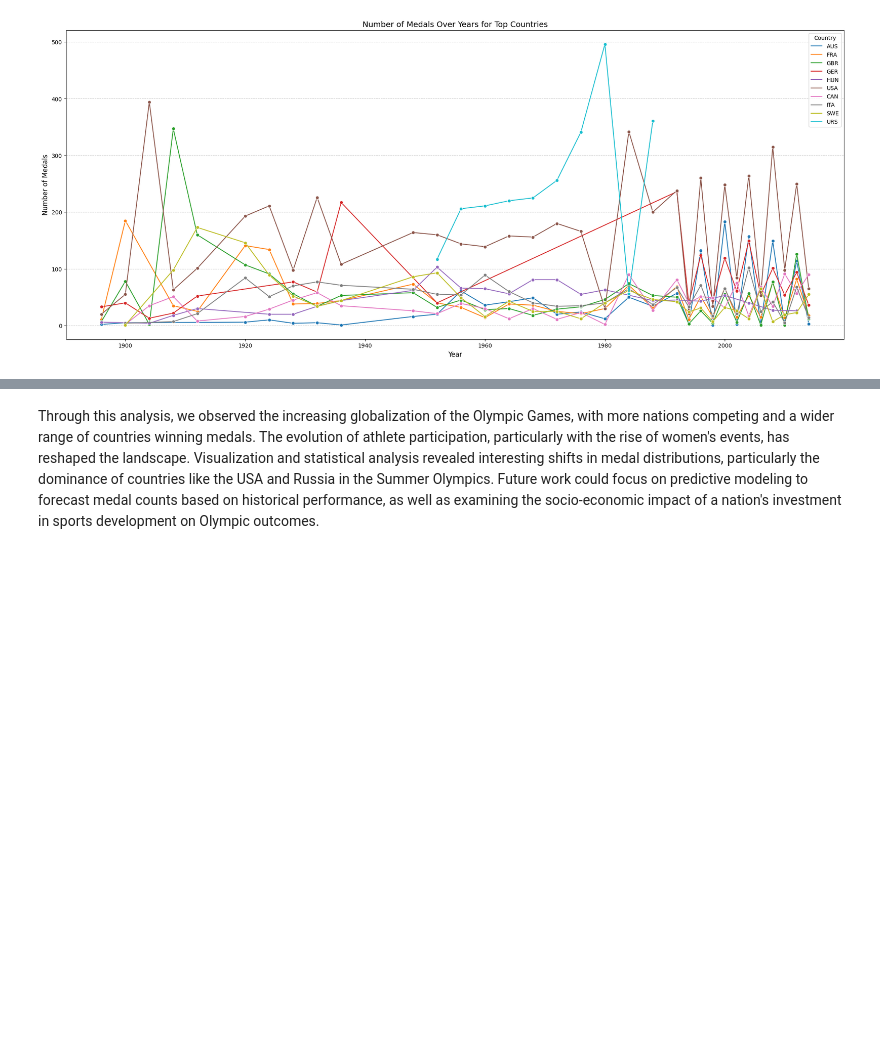
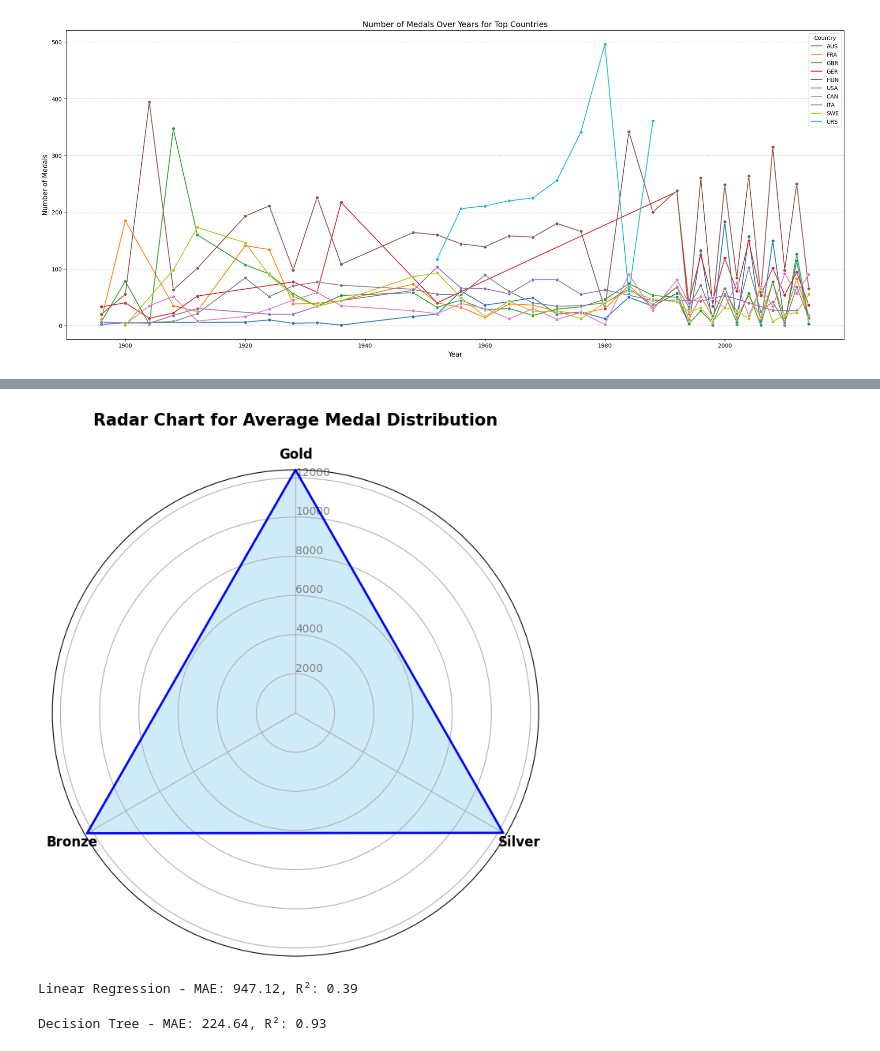
Before and after one commit to mohamedmahmoud26/Analysis-Netflix, a Jupyter notebook: olympic-analysis.ipynb, the cells around one changed output, grey strips where cells are left out. Cells and saved outputs as stored; diff of their text form; code cells hidden in the pictures; blank space fills up the shorter version.

```diff
--- a/olympic-analysis.ipynb
+++ b/olympic-analysis.ipynb
@@ -1067,3 +1088,14 @@ plt.grid(axis='y', linestyle='--', alpha=0.7)
 plt.show()
 # %% [output]
 [figure]
+# %%
+import pandas as pd
+
+# احسب عدد الميداليات لكل دولة ولكل نوع ميدالية
+medals_count = pd.crosstab(df_olympic['Country'], df_olympic['Medal'])
+
+# دمج العدود مع الداتا الأصلية حسب 'Country'
+df_olympic = df_olympic.merge(medals_count, how='left', left_on='Country', right_index=True)
+
+# الأعمدة الجديدة هتكون: 'Gold', 'Silver', 'Bronze'
+print(df_olympic[['Country', 'Gold', 'Silver', 'Bronze']].head())
@@ -1110,2 +1147,27 @@ plt.savefig('my_figure.png')  # ممكن تختار png / jpg / pdf / svg
-# %% [markdown]
-Through this analysis, we observed the increasing globalization of the Olympic Games, with more nations competing and a wider range of countries winning medals. The evolution of athlete participation, particularly with the rise of women's events, has reshaped the landscape. Visualization and statistical analysis revealed interesting shifts in medal distributions, particularly the dominance of countries like the USA and Russia in the Summer Olympics. Future work could focus on predictive modeling to forecast medal counts based on historical performance, as well as examining the socio-economic impact of a nation's investment in sports development on Olympic outcomes.
+# %%
+medal_means = df_olympic.groupby('Medal').size()
+
+labels = ['Gold', 'Silver', 'Bronze']
+values = [medal_means.get(medal, 0) for medal in labels]
+
+num_vars = len(labels)
+angles = np.linspace(0, 2 * np.pi, num_vars, endpoint=False).tolist()
+angles += angles[:1]
+
+values += values[:1]
+
+fig, ax = plt.subplots(figsize=(8, 8), subplot_kw=dict(polar=True))
+ax.fill(angles, values, color='skyblue', alpha=0.4)
+ax.plot(angles, values, color='blue', linewidth=2)
+
+ax.set_theta_offset(pi / 2)
+ax.set_theta_direction(-1)
+ax.set_rlabel_position(0)
+
+plt.xticks(angles[:-1], labels, fontsize=12, fontweight='bold')
+plt.yticks(color='grey', size=10)
+plt.title('Radar Chart for Average Medal Distribution', size=15, fontweight='bold', pad=20)
+
+plt.show()
+# %% [output]
+[figure, added]
@@ -1111,0 +1192,35 @@ Through this analysis, we observed the increasing globalization of the Olympic G
+# %%
+from sklearn.linear_model import LinearRegression
+from sklearn.metrics import mean_absolute_error, r2_score
+
+lr_model = LinearRegression()
+lr_model.fit(X_train_scaled, y_train)
+
+y_pred_lr = lr_model.predict(X_test_scaled)
+
+mae_lr = mean_absolute_error(y_test, y_pred_lr)
+r2_lr = r2_score(y_test, y_pred_lr)
+
+print(f'Linear Regression - MAE: {mae_lr:.2f}, R²: {r2_lr:.2f}')
+# %% [output]
+Linear Regression - MAE: 947.12, R²: 0.39
+# %%
+from sklearn.tree import DecisionTreeRegressor
+from sklearn.metrics import mean_absolute_error, r2_score
+
+dt_model = DecisionTreeRegressor(
+    max_depth=5,
+    min_samples_split=10,
+    min_samples_leaf=5,
+    random_state=42
+)
+
+dt_model.fit(X_train, y_train)
+y_pred_dt = dt_model.predict(X_test)
+
+mae_dt = mean_absolute_error(y_test, y_pred_dt)
+r2_dt = r2_score(y_test, y_pred_dt)
+
+print(f'Decision Tree - MAE: {mae_dt:.2f}, R²: {r2_dt:.2f}')
+# %% [output]
+Decision Tree - MAE: 224.64, R²: 0.93
```
Also changed, not shown: parts of 13 cells of this notebook.
